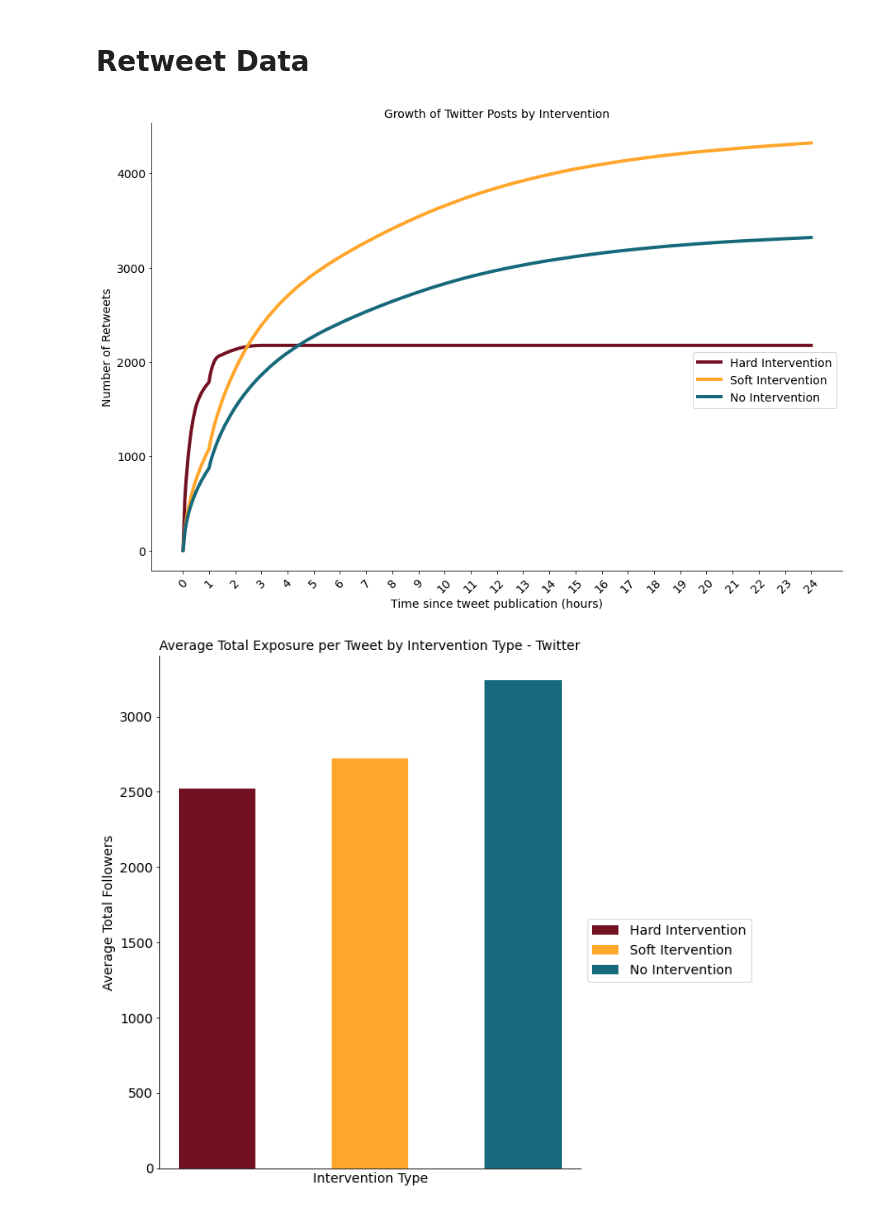
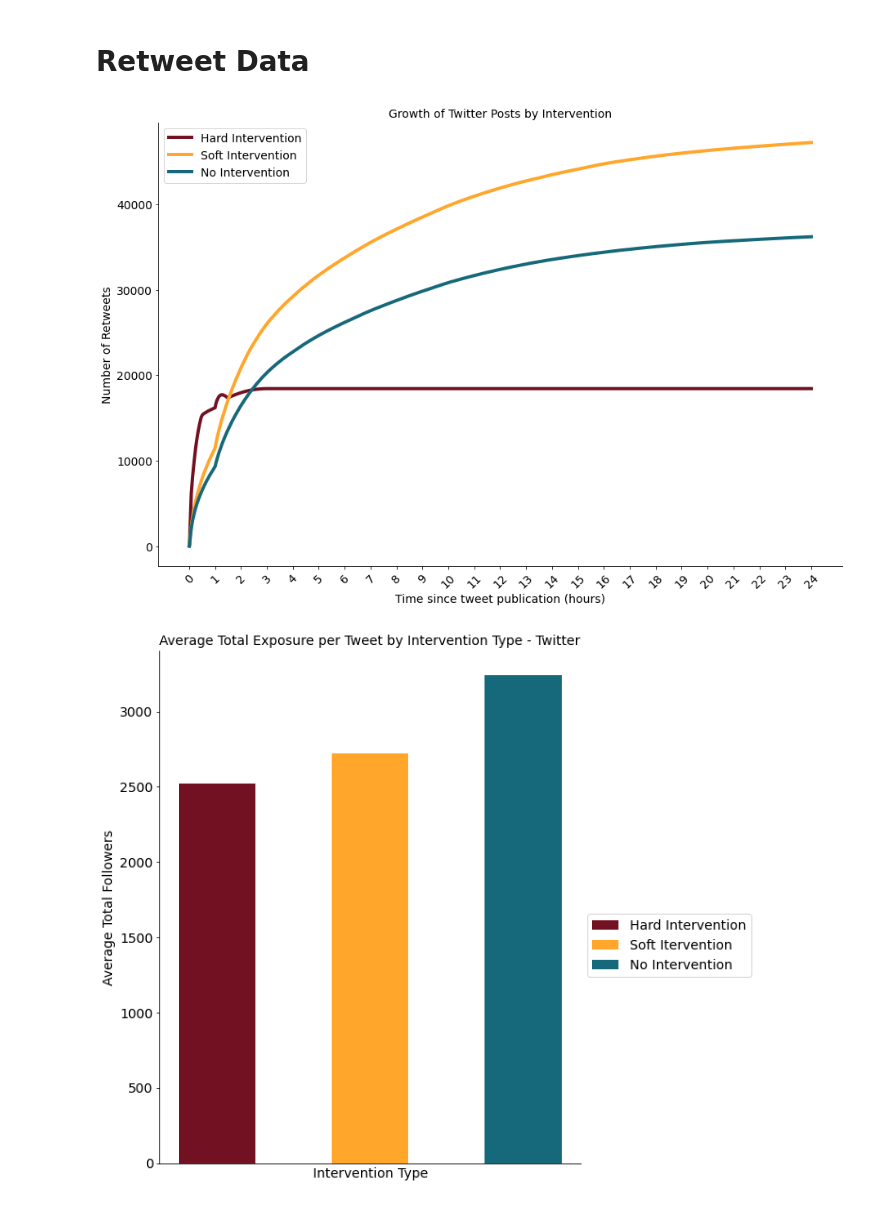
Before and after one commit to SMAPPNYU/twitter_election_misinfo_interventions, a Jupyter notebook: code/figs_twitter.ipynb, the cells around one changed output. Drawn from its saved outputs; the diff is of its cells as text; code cells hidden in the pictures.

Commit message:
modify code to read retweet value rather than dataframe count

```diff
--- a/code/figs_twitter.ipynb
+++ b/code/figs_twitter.ipynb
@@ -44,12 +44,10 @@ def fill_frame(frame, tweet_id):
 
     # append the missing seconds to the dataframe with an empty count value
     seconds_we_have = frame['seconds'].unique()
-    frame['count'] = range(len(frame))
-    frame['count'] = frame['count'] + 1
     frame = frame.append([{'seconds':i} for i in range(0, 86401) if i not in seconds_we_have]).sort_values('seconds')
 
     # forward fill the dataframe (carry values up to the next non-null value)
-    frame['count'] = frame['count'].fillna(method='ffill')
+    frame['og_retweet_count'] = frame['og_retweet_count'].fillna(method='ffill')
     frame['tweet_id'] = tweet_id
 
     return frame
@@ -121,29 +119,29 @@ soft = filled_frames[filled_frames['tweet_id'].isin(soft_intervention)].copy()
 none = filled_frames[filled_frames['tweet_id'].isin(no_intervention)].copy()
 # %%
 # calculate cumulative rolling average for each intervention type
-hard_plot = hard.groupby('seconds')['count'].mean().rolling(window=3600, min_periods=20).mean()
-soft_plot = soft.groupby('seconds')['count'].mean().rolling(window=3600, min_periods=20).mean()
-none_plot = none.groupby('seconds')['count'].mean().rolling(window=3600, min_periods=20).mean()
+hard_plot = hard.groupby('seconds')['og_retweet_count'].mean().rolling(window=3600, min_periods=20).mean()
+soft_plot = soft.groupby('seconds')['og_retweet_count'].mean().rolling(window=3600, min_periods=20).mean()
+none_plot = none.groupby('seconds')['og_retweet_count'].mean().rolling(window=3600, min_periods=20).mean()
 # %%
 # plot cumulative retweet rolling averages
 plt.figure(figsize=(15,10))
 plt.plot(hard_plot, label='Hard Intervention', color=hard_intervention_color, linewidth=4)
 plt.plot(soft_plot, label='Soft Intervention', color=soft_intervention_color, linewidth=4)
 plt.plot(none_plot, label='No Intervention', color=no_intervention_color, linewidth=4)
 
 plt.legend(fontsize=14)
 locs = [i*3600 for i in range(25)]
 plt.xticks(locs, range(25), rotation=45, fontsize=14)
 plt.yticks(fontsize=14)
-plt.legend(fontsize=14, bbox_to_anchor = [1, .5])
+plt.legend(fontsize=14)
 plt.xlabel('Time since tweet publication (hours)', fontsize=14)
 plt.ylabel('Number of Retweets', fontsize=14)
 plt.title('Growth of Twitter Posts by Intervention', fontsize=14)
 plt.gca().spines['top'].set_visible(False)
 plt.gca().spines['right'].set_visible(False)
 plt.savefig('../plots/twitter_spread_of_tweets.png', dpi=600)
 # %% [output]
-[figure, old version]
+[figure, new version]
 # %%
 # split tweets into different intervention types
 hard_ct = retweets[retweets['og_tweet_id'].isin(hard_intervention)].copy()
```
